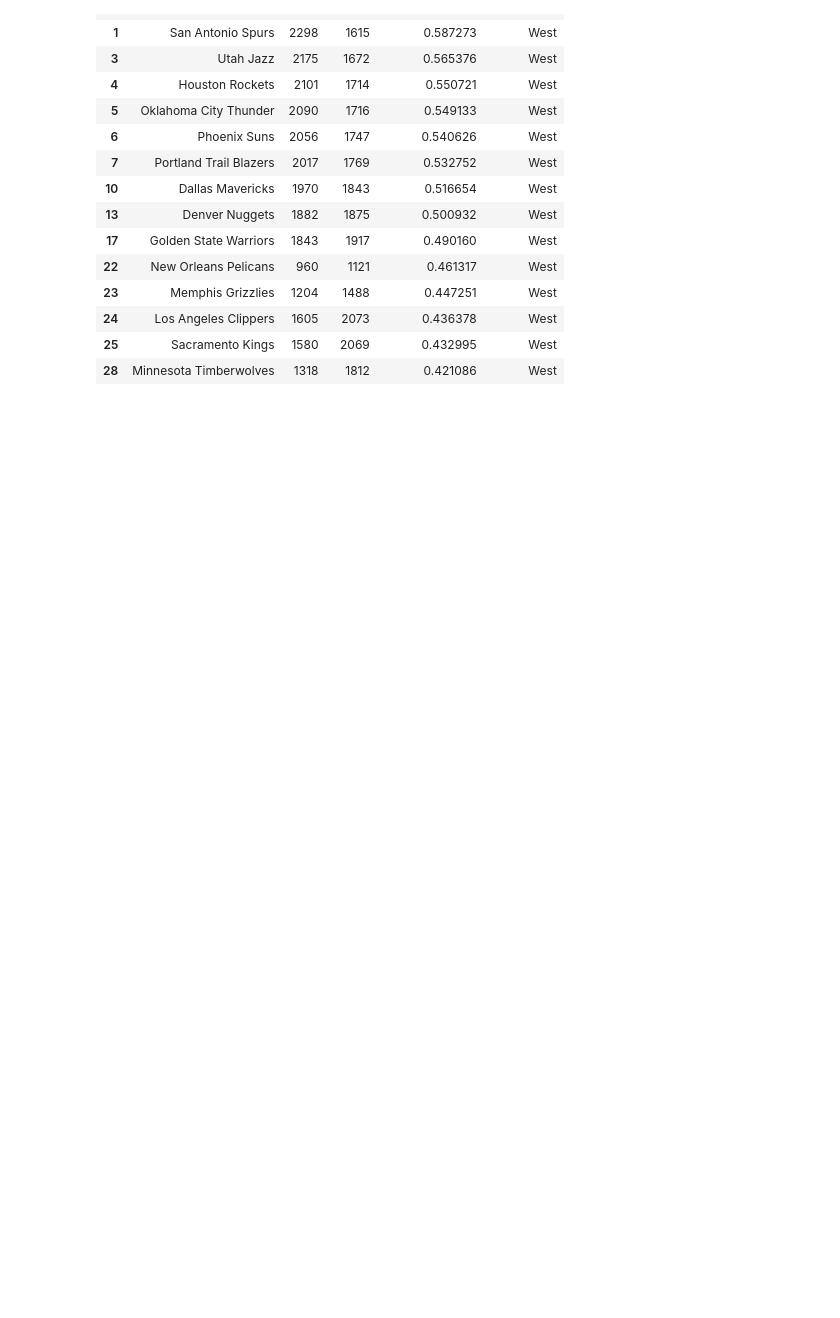
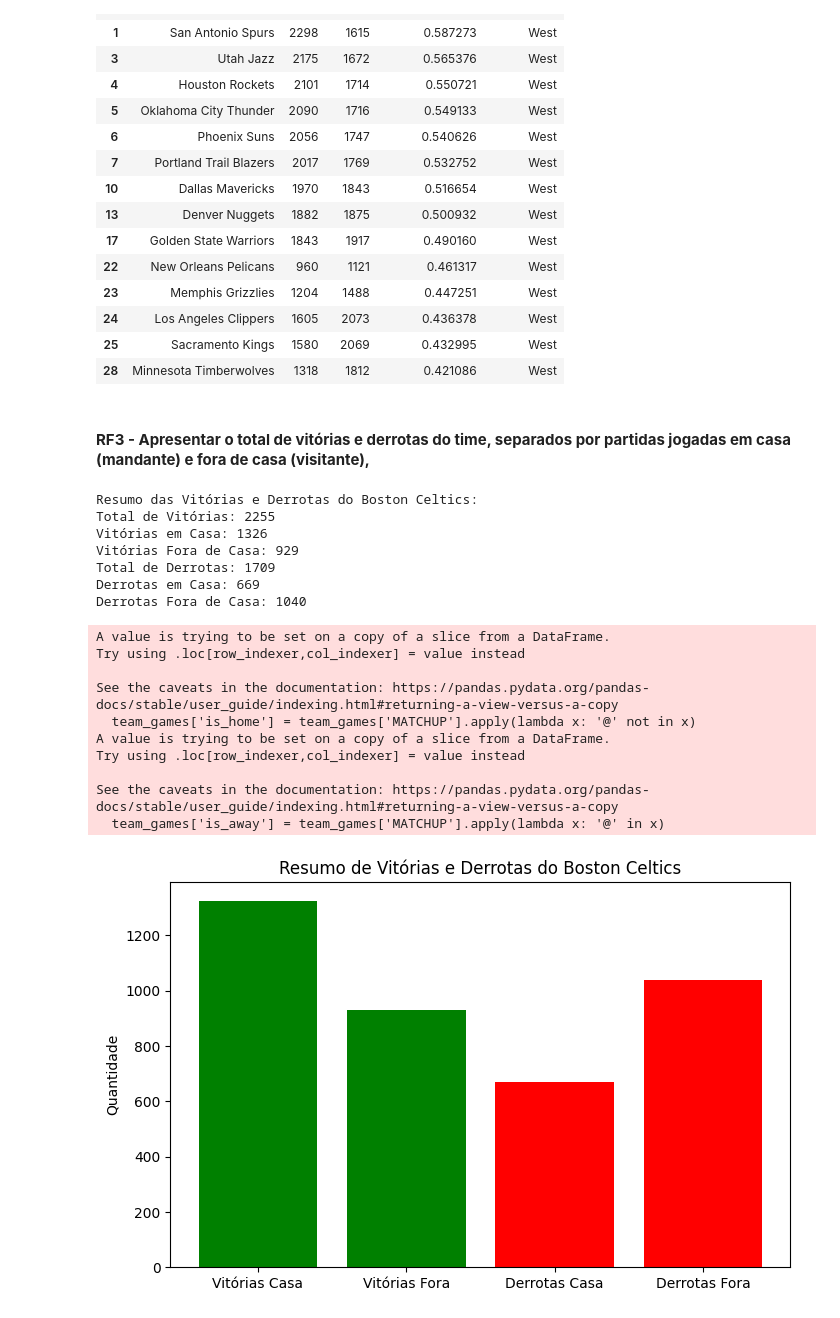
Before and after one commit to jacksonlmp/data_science_nba, a Jupyter notebook: notebook/data_exploration.ipynb, the cells around one changed output. Saved outputs shown, nothing was run; the diff lists cells and outputs as text; code cells hidden in the pictures; blank space fills up the shorter version.

Commit message:
RF3 - Vitórias e derrotas

```diff
--- a/notebook/data_exploration.ipynb
+++ b/notebook/data_exploration.ipynb
@@ -132,3 +133,71 @@ Classificação da Conferência Oeste:
 | 24 | Los Angeles Clippers | 1605 | 2073 | 0.436378 | West |
 | 25 | Sacramento Kings | 1580 | 2069 | 0.432995 | West |
 | 28 | Minnesota Timberwolves | 1318 | 1812 | 0.421086 | West |
+# %% [markdown]
+#### **RF3 - Apresentar o total de vitórias e derrotas do time, separados por partidas jogadas em casa (mandante) e fora de casa (visitante),**
+# %%
+team_name = "Boston Celtics"
+
+celtics_games = games_data[games_data['team_name'] == team_name]
+
+def calculate_team_home_away_results(team_games):
+    team_games['is_home'] = team_games['MATCHUP'].apply(lambda x: '@' not in x)
+    team_games['is_away'] = team_games['MATCHUP'].apply(lambda x: '@' in x)
+
+    total_wins = (team_games['WL'] == 'W').sum()
+    home_wins = ((team_games['WL'] == 'W') & (team_games['is_home'])).sum()
+    away_wins = ((team_games['WL'] == 'W') & (team_games['is_away'])).sum()
+
+    total_losses = (team_games['WL'] == 'L').sum()
+    home_losses = ((team_games['WL'] == 'L') & (team_games['is_home'])).sum()
+    away_losses = ((team_games['WL'] == 'L') & (team_games['is_away'])).sum()
+
+    results = {
+        'Total de Vitórias': total_wins,
+        'Vitórias em Casa': home_wins,
+        'Vitórias Fora de Casa': away_wins,
+        'Total de Derrotas': total_losses,
+        'Derrotas em Casa': home_losses,
+        'Derrotas Fora de Casa': away_losses
+    }
+
+    return results
+
+celtics_results = calculate_team_home_away_results(celtics_games)
+
+print("Resumo das Vitórias e Derrotas do Boston Celtics:")
+for key, value in celtics_results.items():
+    print(f"{key}: {value}")
+
+labels = ['Vitórias Casa', 'Vitórias Fora', 'Derrotas Casa', 'Derrotas Fora']
+values = [
+    celtics_results['Vitórias em Casa'],
+    celtics_results['Vitórias Fora de Casa'],
+    celtics_results['Derrotas em Casa'],
+    celtics_results['Derrotas Fora de Casa']
+]
+
+plt.figure(figsize=(8, 5))
+plt.bar(labels, values, color=['green', 'green', 'red', 'red'])
+plt.title(f"Resumo de Vitórias e Derrotas do {team_name}")
+plt.ylabel("Quantidade")
+plt.show()
+# %% [output]
+Resumo das Vitórias e Derrotas do Boston Celtics:
+Total de Vitórias: 2255
+Vitórias em Casa: 1326
+Vitórias Fora de Casa: 929
+Total de Derrotas: 1709
+Derrotas em Casa: 669
+Derrotas Fora de Casa: 1040
+A value is trying to be set on a copy of a slice from a DataFrame.
+Try using .loc[row_indexer,col_indexer] = value instead
+
+See the caveats in the documentation: https://pandas.pydata.org/pandas-docs/stable/user_guide/indexing.html#returning-a-view-versus-a-copy
+  team_games['is_home'] = team_games['MATCHUP'].apply(lambda x: '@' not in x)
+A value is trying to be set on a copy of a slice from a DataFrame.
+Try using .loc[row_indexer,col_indexer] = value instead
+
+See the caveats in the documentation: https://pandas.pydata.org/pandas-docs/stable/user_guide/indexing.html#returning-a-view-versus-a-copy
+  team_games['is_away'] = team_games['MATCHUP'].apply(lambda x: '@' in x)
+[figure, added]
```
Also changed, not shown: parts of 1 cell of this notebook, 1 other file.
